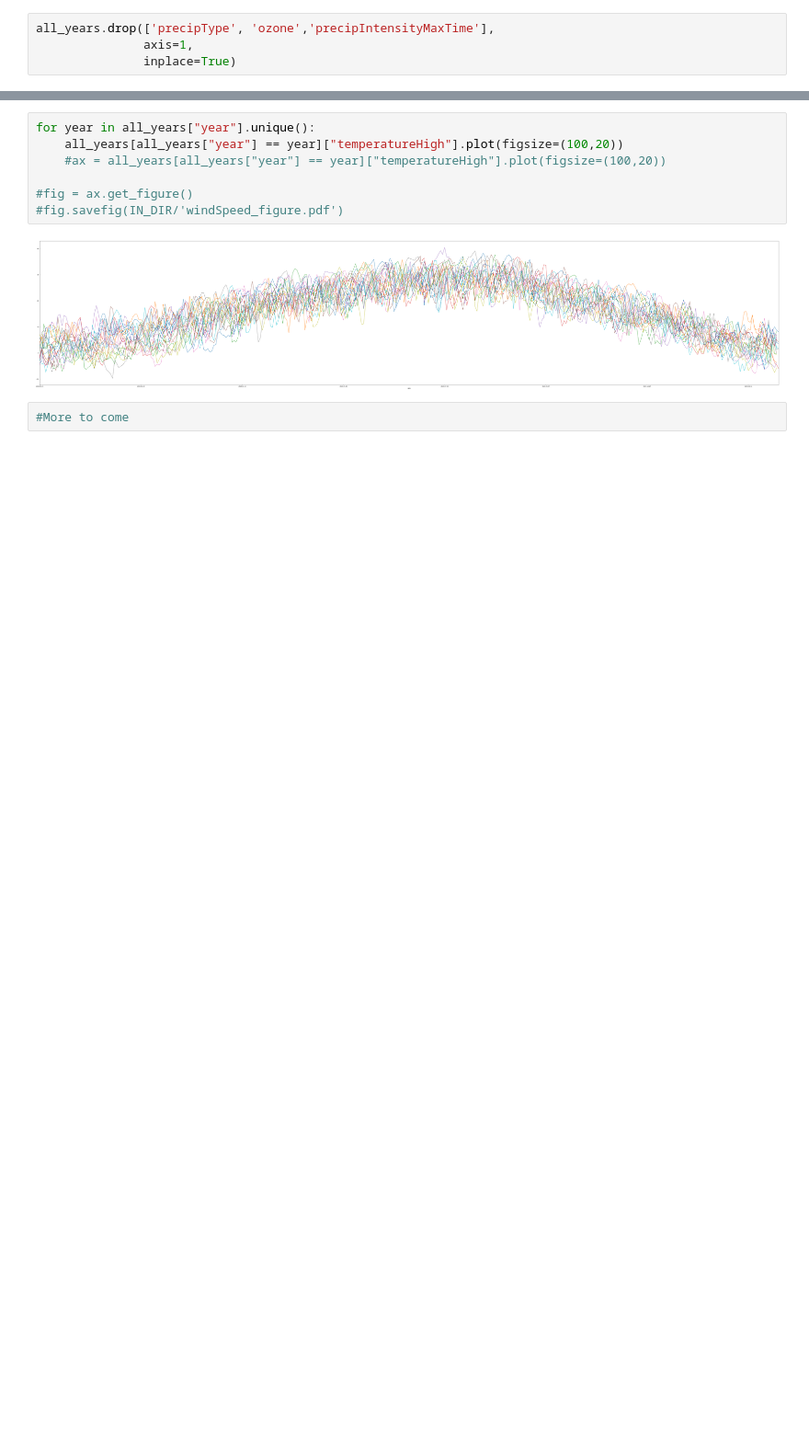
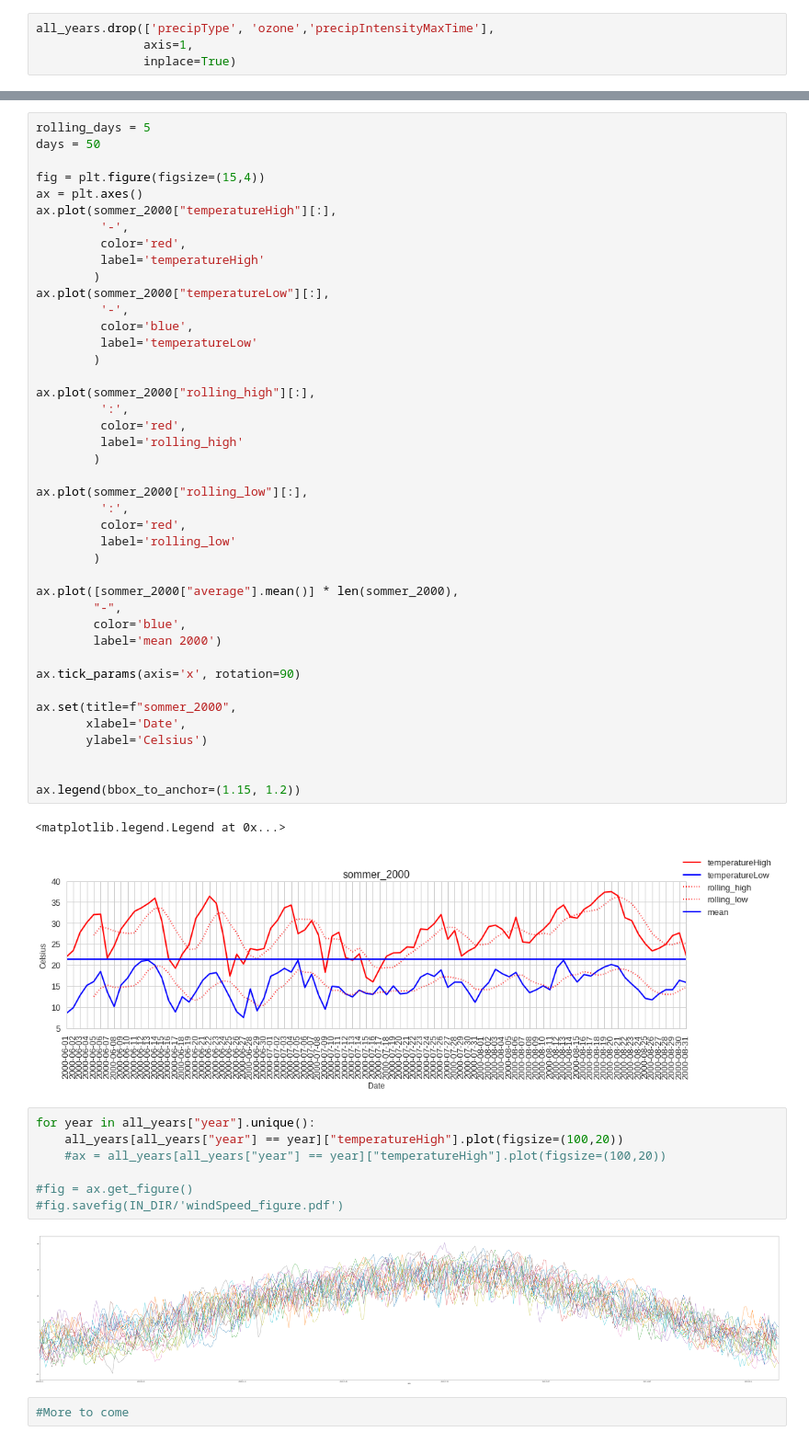
Before and after one commit to xngst/Budapest_idojaras_2000-2020, a Jupyter notebook: Ipython Notebook/Budapest Időjárás 2000-2020 elemzés.ipynb, the cells around one changed output, grey strips where cells are left out. Shown at 92% size. Cells and saved outputs as stored; diff of their text form; blank space fills up the shorter version.

```diff
--- a/Ipython Notebook/Budapest Időjárás 2000-2020 elemzés.ipynb
+++ b/Ipython Notebook/Budapest Időjárás 2000-2020 elemzés.ipynb
@@ -167,3 +319,48 @@ Index(['date', 'summary', 'sunriseTime', 'moonPhase', 'precipIntensity',
+# %%
+rolling_days = 5
+days = 50
+
+fig = plt.figure(figsize=(15,4))
+ax = plt.axes()
+ax.plot(sommer_2000["temperatureHigh"][:],
+         '-',
+         color='red',
+         label='temperatureHigh'
+        )
+ax.plot(sommer_2000["temperatureLow"][:],
+         '-',
+         color='blue',
+         label='temperatureLow'
+        )
+
+ax.plot(sommer_2000["rolling_high"][:],
+         ':',
+         color='red',
+         label='rolling_high'
+        )
+
+ax.plot(sommer_2000["rolling_low"][:],
+         ':',
+         color='red',
+         label='rolling_low'
+        )
+
+ax.plot([sommer_2000["average"].mean()] * len(sommer_2000),
+        "-",
+        color='blue',
+        label='mean 2000')
+
+ax.tick_params(axis='x', rotation=90)
+
+ax.set(title=f"sommer_2000",
+       xlabel='Date',
+       ylabel='Celsius')
+
+
+ax.legend(bbox_to_anchor=(1.15, 1.2))
+# %% [output]
+<matplotlib.legend.Legend at 0x...>
+[figure, added]
 # %%
 for year in all_years["year"].unique():
     all_years[all_years["year"] == year]["temperatureHigh"].plot(figsize=(100,20))
```
Also changed, not shown: parts of 30 cells of this notebook, 5 other files.
